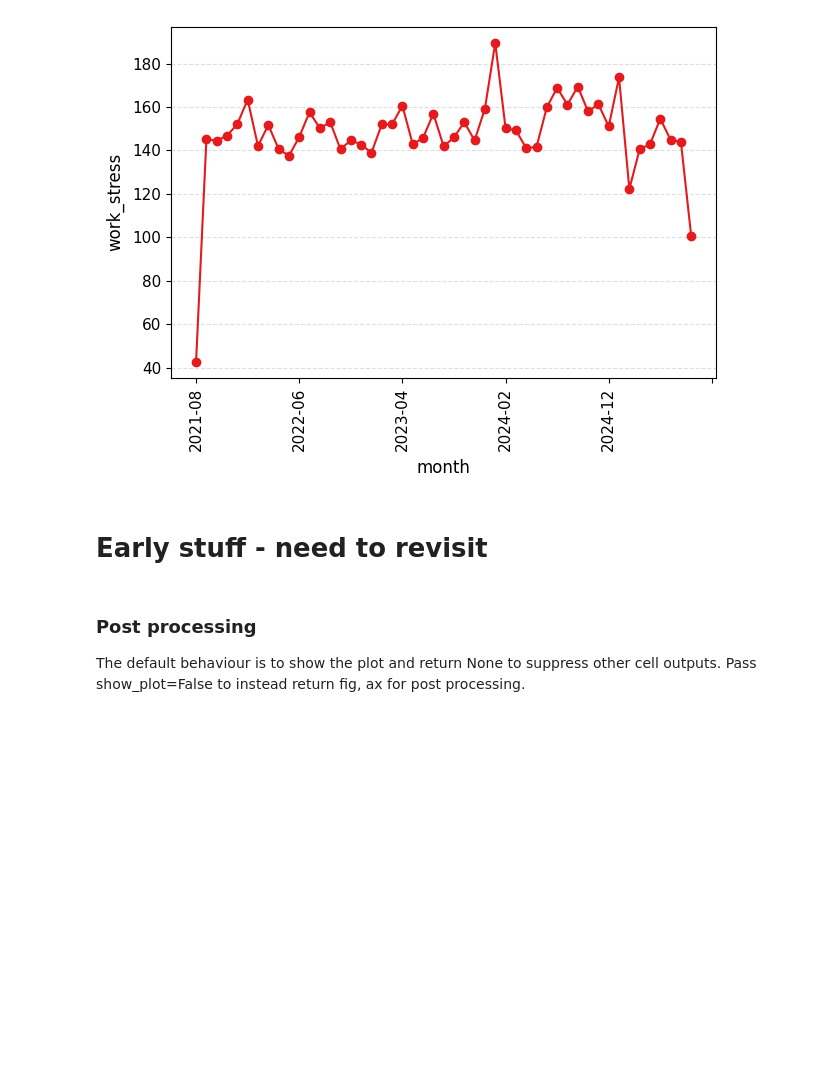
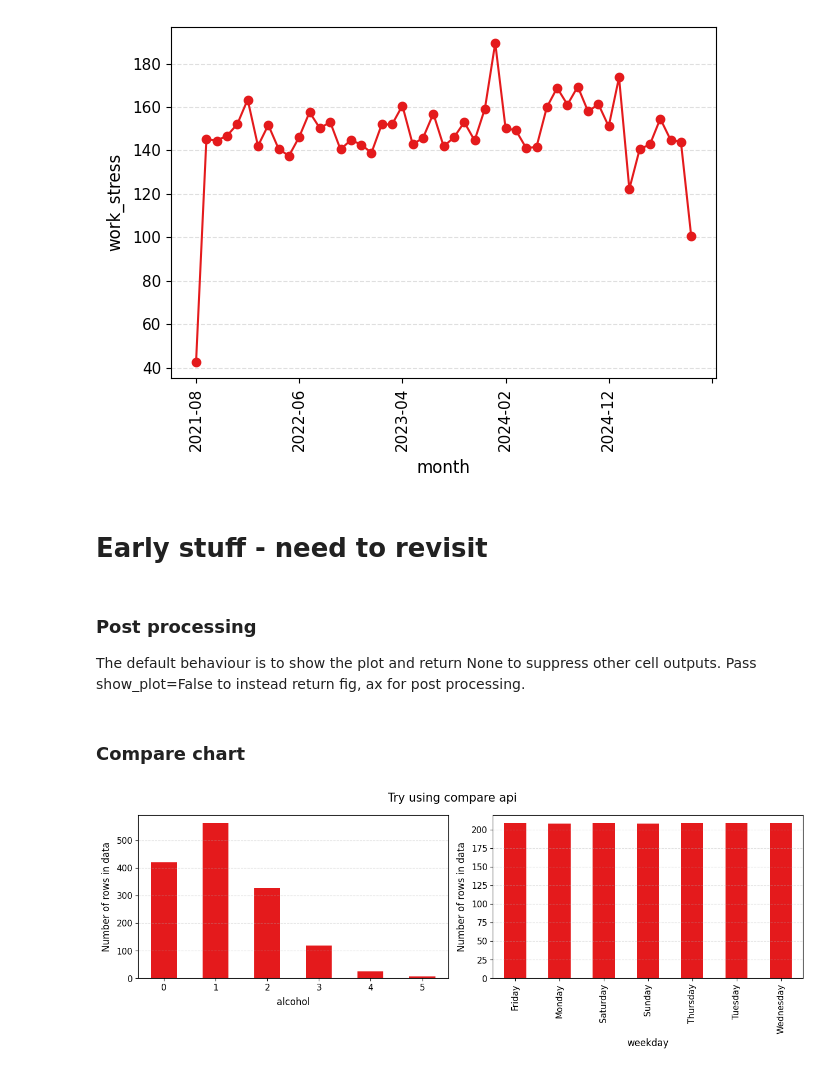
Before and after one commit to alextgould/lazychart, a Jupyter notebook: examples/demo_usage.ipynb, the cells around one changed output. Cells and saved outputs as stored; diff of their text form; code cells hidden in the pictures; blank space fills up the shorter version.

Commit message:
compare function working

```diff
--- a/examples/demo_usage.ipynb
+++ b/examples/demo_usage.ipynb
@@ -377,3 +377,11 @@ if False:
 
     # Example: Save the figure with a custom DPI and tight bounding box
     fig.savefig('demo_save.png', dpi=300, bbox_inches='tight')
+# %% [markdown]
+### Compare chart
+# %%
+cm.compare(cm.chart.bar(x='alcohol', subtitle='Alcohol histogram'),
+           cm.chart.bar(x='weekday', subtitle='Weekday histogram'),
+           title='Try using compare api')
+# %% [output]
+[figure, added]
```
Also changed, not shown: parts of 2 cells of this notebook, 3 other files.
